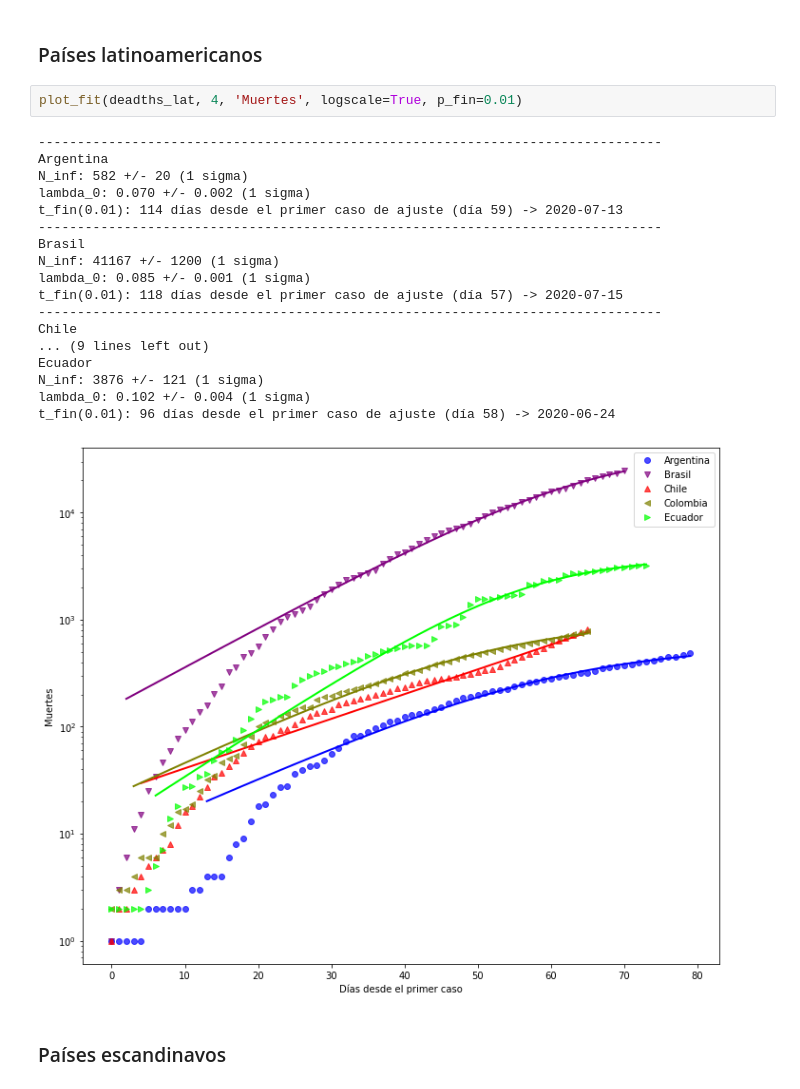
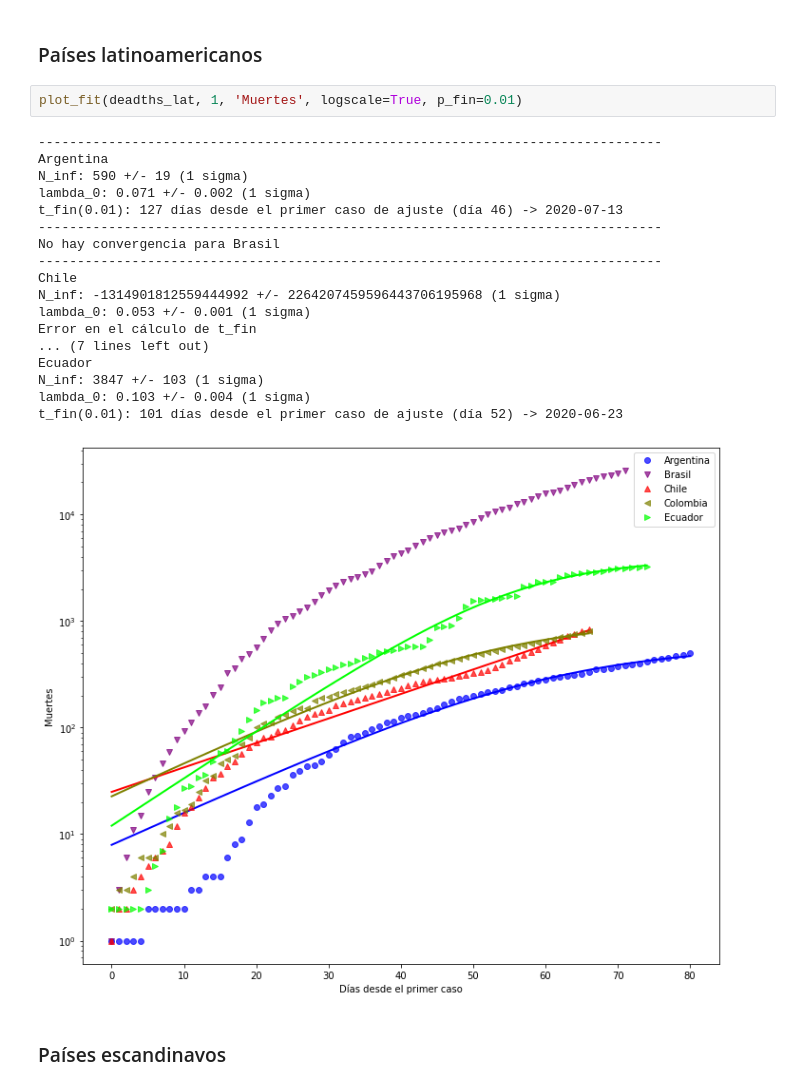
Before and after one commit to manuxch/logistic-covid19, a Jupyter notebook: Logistic_model_COVID-19.ipynb, the cells around one changed output. Cells and saved outputs as stored; diff of their text form.

Commit message:
Actualización diaria de visualizaciones, ajustes y registros

```diff
--- a/Logistic_model_COVID-19.ipynb
+++ b/Logistic_model_COVID-19.ipynb
@@ -276,26 +276,26 @@ t_fin(0.01): 87 días desde el primer caso de ajuste (día 54) -> 2020-06-11
 # %% [markdown]
 ### Países latinoamericanos
 # %%
-plot_fit(deadths_lat, 4, 'Muertes', logscale=True, p_fin=0.01)
+plot_fit(deadths_lat, 1, 'Muertes', logscale=True, p_fin=0.01)
 # %% [output]
 --------------------------------------------------------------------------------
 Argentina
-N_inf: 582 +/- 20 (1 sigma)
-lambda_0: 0.070 +/- 0.002 (1 sigma)
-t_fin(0.01): 114 días desde el primer caso de ajuste (día 59) -> 2020-07-13
+N_inf: 590 +/- 19 (1 sigma)
+lambda_0: 0.071 +/- 0.002 (1 sigma)
+t_fin(0.01): 127 días desde el primer caso de ajuste (día 46) -> 2020-07-13
 --------------------------------------------------------------------------------
-Brasil
-N_inf: 41167 +/- 1200 (1 sigma)
-lambda_0: 0.085 +/- 0.001 (1 sigma)
-t_fin(0.01): 118 días desde el primer caso de ajuste (día 57) -> 2020-07-15
+No hay convergencia para Brasil
 --------------------------------------------------------------------------------
 Chile
-... (9 lines left out)
+N_inf: -1314901812559444992 +/- 2264207459596443706195968 (1 sigma)
+lambda_0: 0.053 +/- 0.001 (1 sigma)
+Error en el cálculo de t_fin
+... (7 lines left out)
 Ecuador
-N_inf: 3876 +/- 121 (1 sigma)
-lambda_0: 0.102 +/- 0.004 (1 sigma)
-t_fin(0.01): 96 días desde el primer caso de ajuste (día 58) -> 2020-06-24
+N_inf: 3847 +/- 103 (1 sigma)
+lambda_0: 0.103 +/- 0.004 (1 sigma)
+t_fin(0.01): 101 días desde el primer caso de ajuste (día 52) -> 2020-06-23
-[figure, old version]
+[figure, new version]
 # %% [markdown]
 ### Países escandinavos
 # %%
```
Also changed, not shown: parts of 8 cells of this notebook.
